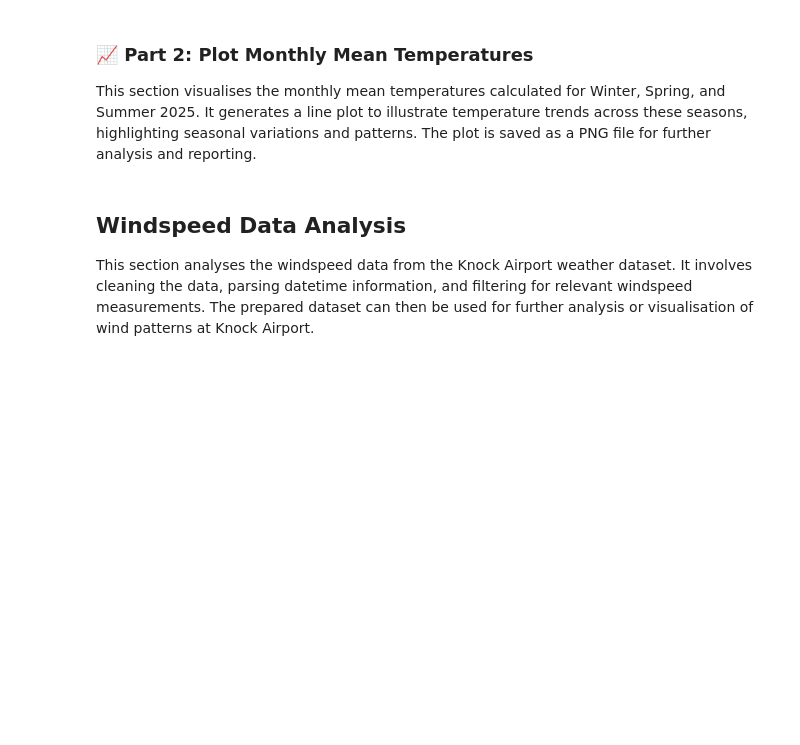
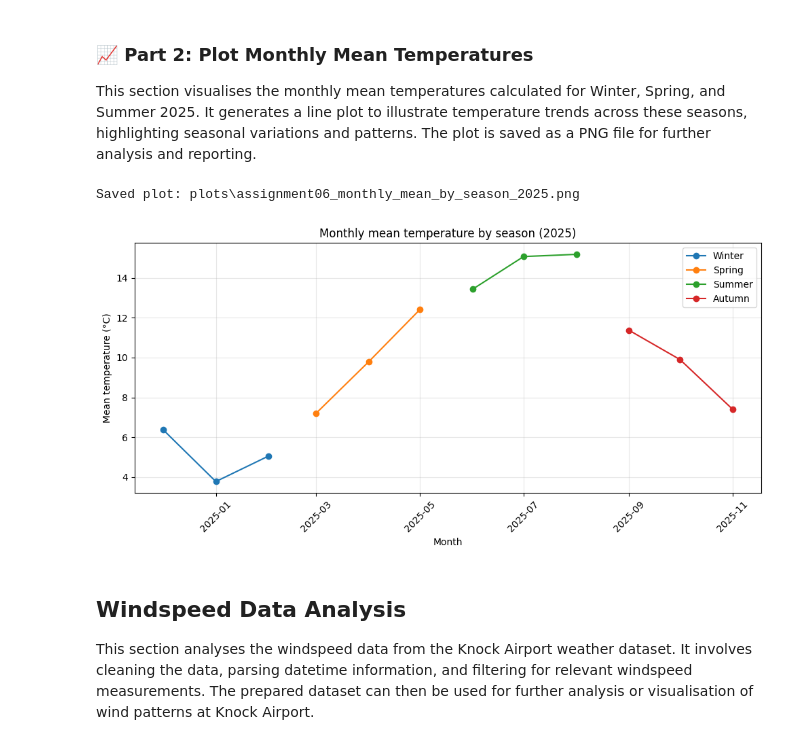
Before and after one commit to ECronin1973/programming-for-data-analytics, a Jupyter notebook: assignments/assignment06-weather.ipynb, the cells around one changed output. Drawn from its saved outputs; the diff is of its cells as text; code cells hidden in the pictures; blank space fills up the shorter version.

Commit message:
Updated sections in Assignment 06 up to Windspeed Data Analysis

```diff
--- a/assignments/assignment06-weather.ipynb
+++ b/assignments/assignment06-weather.ipynb
@@ -168,14 +168,20 @@ def load_cleaned_weather_data(filepath="data/assignment06_climate_data.csv"):
     """
     Loads the cleaned weather dataset from a local CSV file.
 
+    Parameters:
+        filepath (str or Path): Path to the CSV file
+
     Returns:
         pd.DataFrame: Loaded DataFrame with stripped column names
     """
     import pandas as pd
+    from pathlib import Path
 
+    filepath = str(filepath)  # ✅ Ensure compatibility with Path objects
     df = pd.read_csv(filepath, low_memory=False)
     df.columns = df.columns.str.strip()
     return df
+
 
 # Helper function to define Irish seasons as a DataFrame
 def define_irish_seasons(year=2025):
@@ -995,25 +1016,28 @@ This section visualises the monthly mean temperatures calculated for Winter, Spr
 # %%
 plt.figure(figsize=(10, 5))
 for s in seasons_of_interest:
     sub = monthly_df[monthly_df['season'] == s]
     if sub.empty:
         continue
     plt.plot(sub['month'], sub['mean'], marker='o', label=s)
 
 plt.title('Monthly mean temperature by season (2025)')
 plt.xlabel('Month')
 plt.ylabel('Mean temperature (°C)')
 plt.grid(alpha=0.3)
 plt.legend()
 plt.xticks(rotation=45)
 plt.tight_layout()
 
-plots_dir = Path('..') / 'plots'
+plots_dir = Path('plots')
 plots_dir.mkdir(parents=True, exist_ok=True)
-plot_fp = plots_dir / 'monthly_mean_by_season_2025.png'
+plot_fp = plots_dir / 'assignment06_monthly_mean_by_season_2025.png'
 plt.savefig(plot_fp, dpi=150)
 print(f'Saved plot: {plot_fp}')
 plt.show()
+# %% [output]
+Saved plot: plots\assignment06_monthly_mean_by_season_2025.png
+[figure, added]
 # %% [markdown]
 ## Windspeed Data Analysis
 
```
Also changed, not shown: parts of 4 cells of this notebook, 6 other files.
